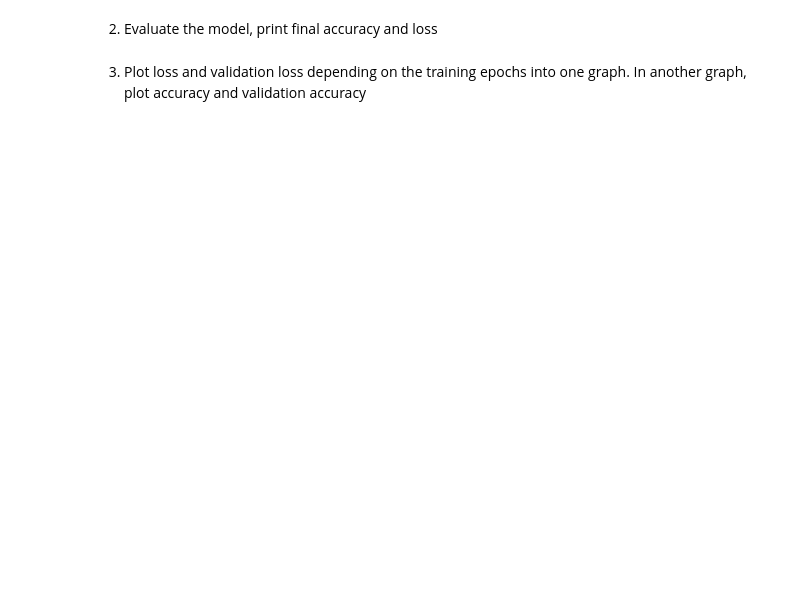
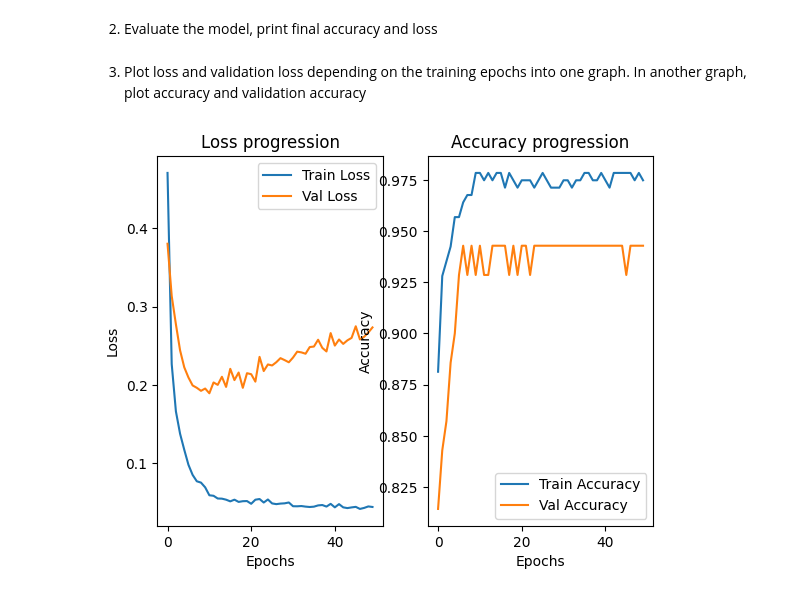
Before and after one commit to LouisB4455/MPA_MLF_Louis_BONNIER, a Jupyter notebook: Lab_05_task.ipynb, the cells around one changed output. Saved outputs shown, nothing was run; the diff lists cells and outputs as text; code cells hidden in the pictures; blank space fills up the shorter version.

```diff
--- a/Lab_05_task.ipynb
+++ b/Lab_05_task.ipynb
@@ -338,3 +294,9 @@ Name: Class Name, dtype: float32
+# %%
+# WRITE YOU CODE HERE
+model_voting = Sequential()
+model_voting.add(InputLayer(input_shape=(16,))) # 16 caractéristiques de vote
+model_voting.add(Dense(8, activation='relu'))   # Couche cachée
+model_voting.add(Dense(1, activation='sigmoid')) # Couche de sortie binaire
 # %% [markdown]
 2. Check what *model.summary()* does
 # %%
@@ -346,2 +319,8 @@ Name: Class Name, dtype: float32
+# %%
+# WRITE YOUR CODE HERE
+optimizer = tf.keras.optimizers.Adam(learning_rate=0.01)
+model_voting.compile(loss='binary_crossentropy',
+                     optimizer=optimizer,
+                     metrics=['accuracy'])
 # %% [markdown]
 4. Train the model. Specify the number of epochs and batch size. Now is the time to create a validation dataset. Set 20% of dataset to be a validation dataset
@@ -349,0 +327,10 @@ Name: Class Name, dtype: float32
+# %%
+#cWRITE YOUR CODE HERE
+history_voting = model_voting.fit(
+    x_train_norm,
+    y_train_norm,
+    epochs=50,
+    batch_size=16,
+    validation_split=0.2,
+    verbose=1
+)
@@ -363,0 +374,23 @@ Name: Class Name, dtype: float32
+# %%
+# WRITE YOUR CODE HERE
+# Graphique de la perte (Loss)
+plt.subplot(1, 2, 1)
+plt.plot(history_voting.history['loss'], label='Train Loss')
+plt.plot(history_voting.history['val_loss'], label='Val Loss')
+plt.title('Loss progression')
+plt.xlabel('Epochs')
+plt.ylabel('Loss')
+plt.legend()
+
+# Graphique de la précision (Accuracy)
+plt.subplot(1, 2, 2)
+plt.plot(history_voting.history['accuracy'], label='Train Accuracy')
+plt.plot(history_voting.history['val_accuracy'], label='Val Accuracy')
+plt.title('Accuracy progression')
+plt.xlabel('Epochs')
+plt.ylabel('Accuracy')
+plt.legend()
+
+plt.show()
+# %% [output]
+[figure, added]
```
Also changed, not shown: parts of 16 cells of this notebook.
